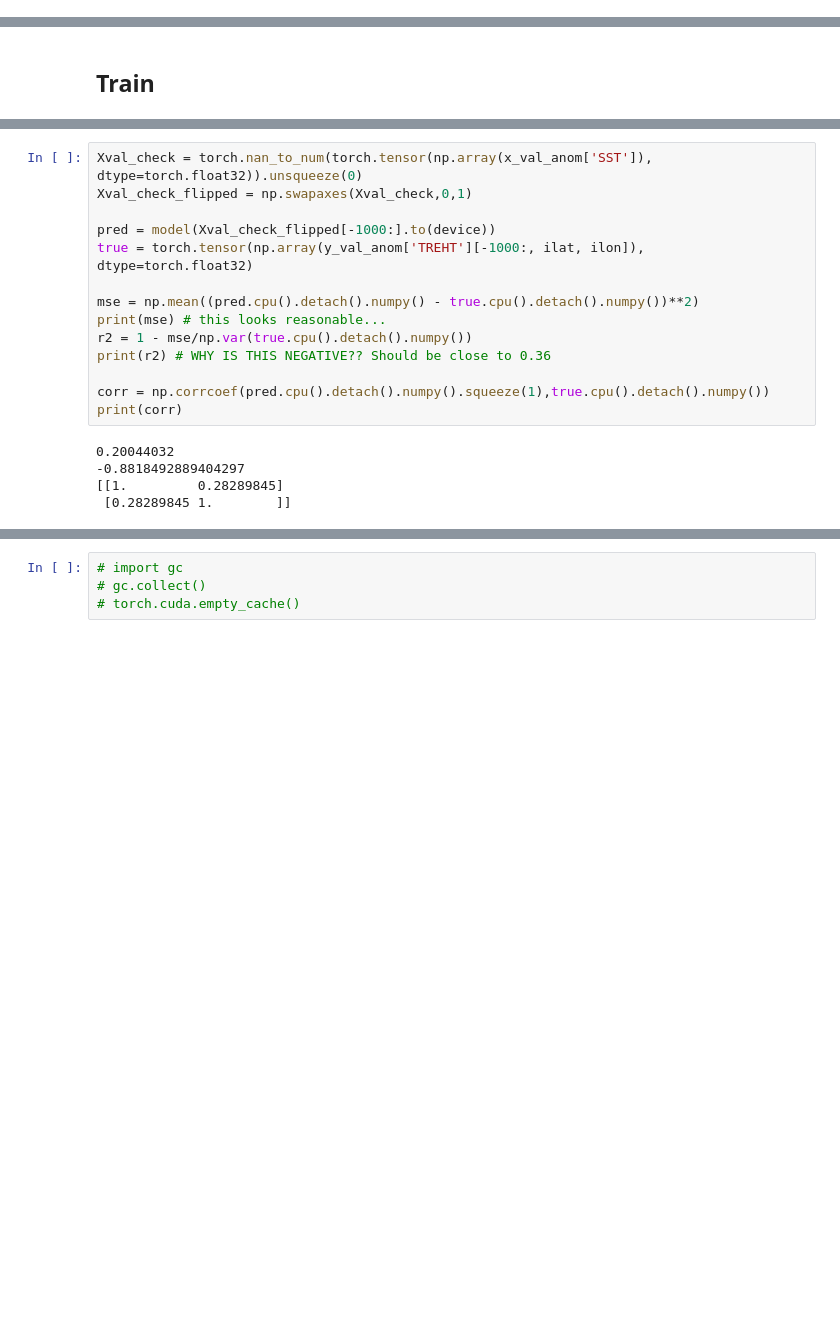
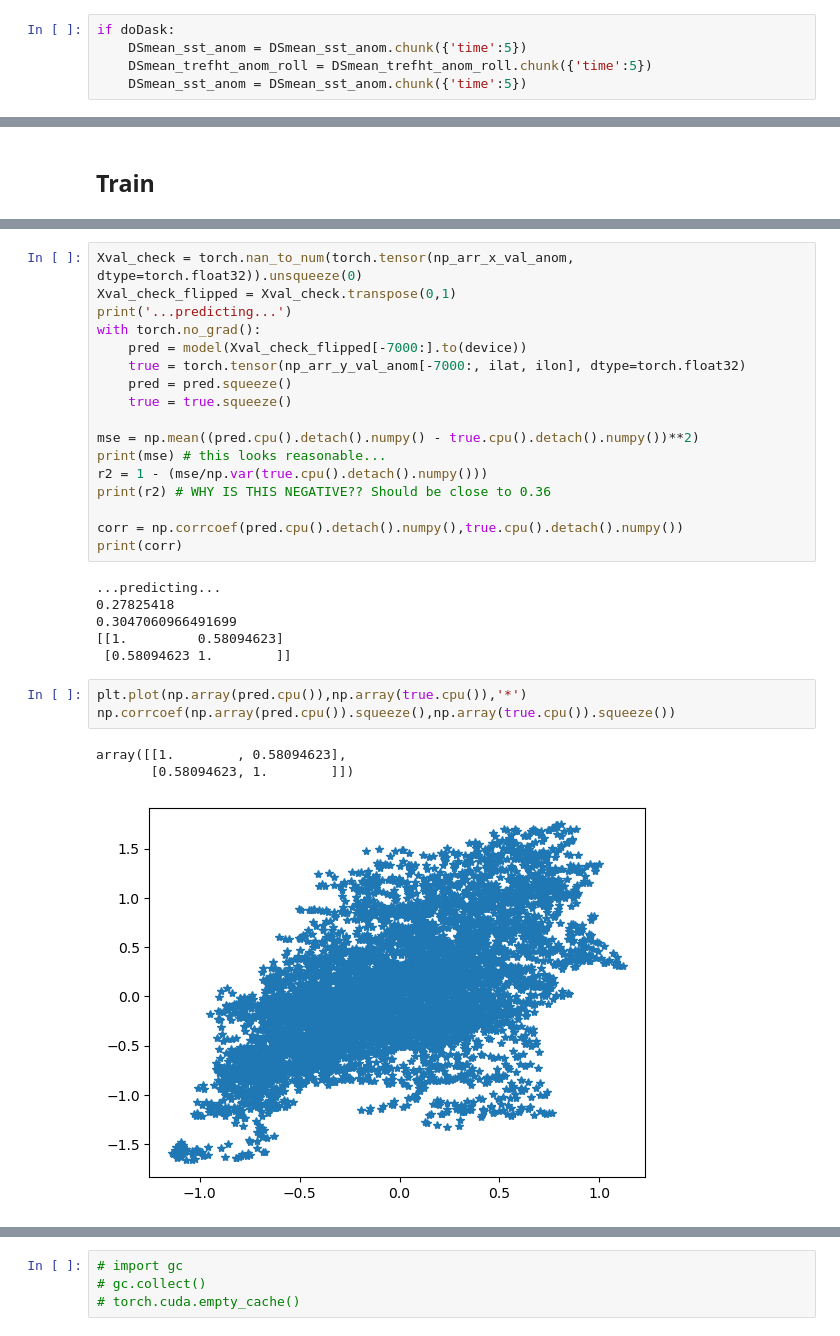
Before and after one commit to WillyChap/ViT_XAI, a Jupyter notebook: Models/LRP_ENSO.ipynb, the cells around one changed output, grey strips where cells are left out. Saved outputs shown, nothing was run; the diff lists cells and outputs as text; blank space fills up the shorter version.

```diff
--- a/Models/LRP_ENSO.ipynb
+++ b/Models/LRP_ENSO.ipynb
@@ -96,6 +154,11 @@ DSmean_sst_anom['time'] = DSmean_trefht_anom_roll['time']
 Directory /glade/derecho/scratch/wchapman/TOMSensoDS/ already exists.
 ...done loading SST...
 ...done loading TREFHT...
+# %%
+if doDask:
+    DSmean_sst_anom = DSmean_sst_anom.chunk({'time':5})
+    DSmean_trefht_anom_roll = DSmean_trefht_anom_roll.chunk({'time':5})
+    DSmean_sst_anom = DSmean_sst_anom.chunk({'time':5})
 # %% [markdown]
 ## Let's Lag this Bad Baby
 # %%
@@ -298,22 +399,33 @@ No improvement in validation accuracy.
 # %%
-Xval_check = torch.nan_to_num(torch.tensor(np.array(x_val_anom['SST']), dtype=torch.float32)).unsqueeze(0)
-Xval_check_flipped = np.swapaxes(Xval_check,0,1)
-
-pred = model(Xval_check_flipped[-1000:].to(device))
-true = torch.tensor(np.array(y_val_anom['TREHT'][-1000:, ilat, ilon]), dtype=torch.float32)
+Xval_check = torch.nan_to_num(torch.tensor(np_arr_x_val_anom, dtype=torch.float32)).unsqueeze(0)
+Xval_check_flipped = Xval_check.transpose(0,1)
+print('...predicting...')
+with torch.no_grad():
+    pred = model(Xval_check_flipped[-7000:].to(device))
+    true = torch.tensor(np_arr_y_val_anom[-7000:, ilat, ilon], dtype=torch.float32)
+    pred = pred.squeeze()
+    true = true.squeeze()
 
 mse = np.mean((pred.cpu().detach().numpy() - true.cpu().detach().numpy())**2)
 print(mse) # this looks reasonable...
-r2 = 1 - mse/np.var(true.cpu().detach().numpy())
+r2 = 1 - (mse/np.var(true.cpu().detach().numpy()))
 print(r2) # WHY IS THIS NEGATIVE?? Should be close to 0.36
 
-corr = np.corrcoef(pred.cpu().detach().numpy().squeeze(1),true.cpu().detach().numpy())
+corr = np.corrcoef(pred.cpu().detach().numpy(),true.cpu().detach().numpy())
 print(corr)
 # %% [output]
-0.20044032
--0.8818492889404297
-[[1.         0.28289845]
- [0.28289845 1.        ]]
+...predicting...
+0.27825418
+0.3047060966491699
+[[1.         0.58094623]
+ [0.58094623 1.        ]]
+# %%
+plt.plot(np.array(pred.cpu()),np.array(true.cpu()),'*')
+np.corrcoef(np.array(pred.cpu()).squeeze(),np.array(true.cpu()).squeeze())
+# %% [output]
+array([[1.        , 0.58094623],
+       [0.58094623, 1.        ]])
+[figure, added]
 # %%
 # trying Tony idea to fit a linear model
 true_std = (true.cpu().detach().numpy() - np.mean(true.cpu().detach().numpy(),axis=0))/np.std(true.cpu().detach().numpy(),axis=0)
```
Also changed, not shown: parts of 15 cells of this notebook, 1 other file.
